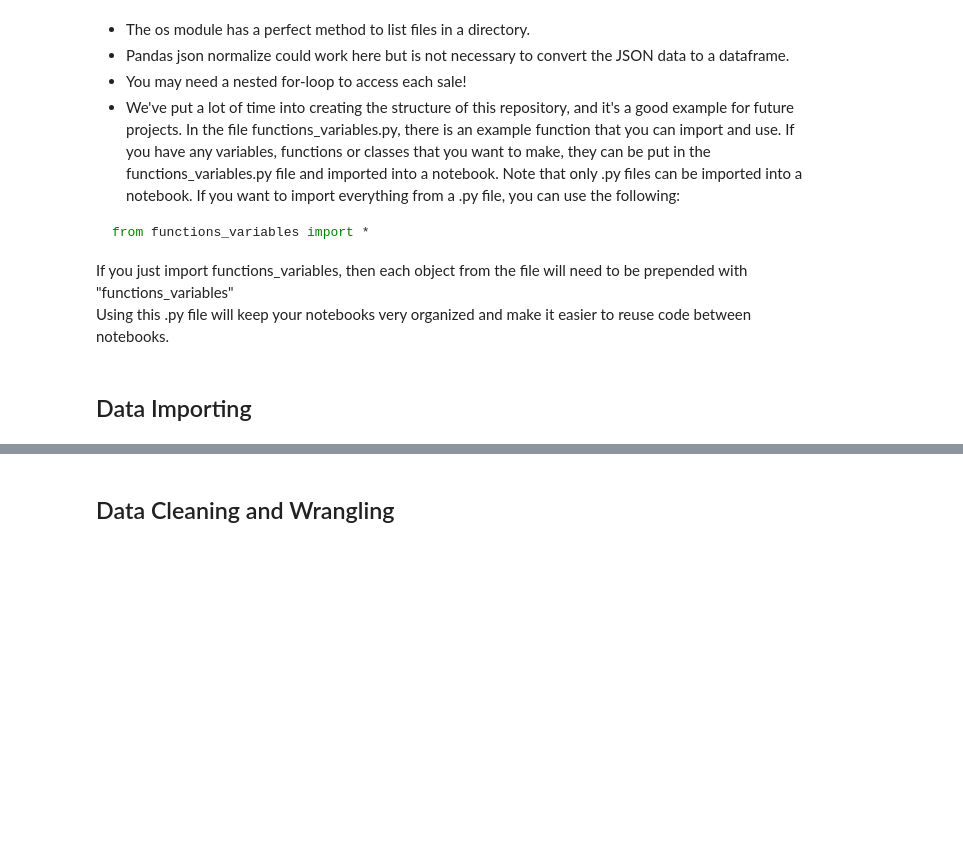
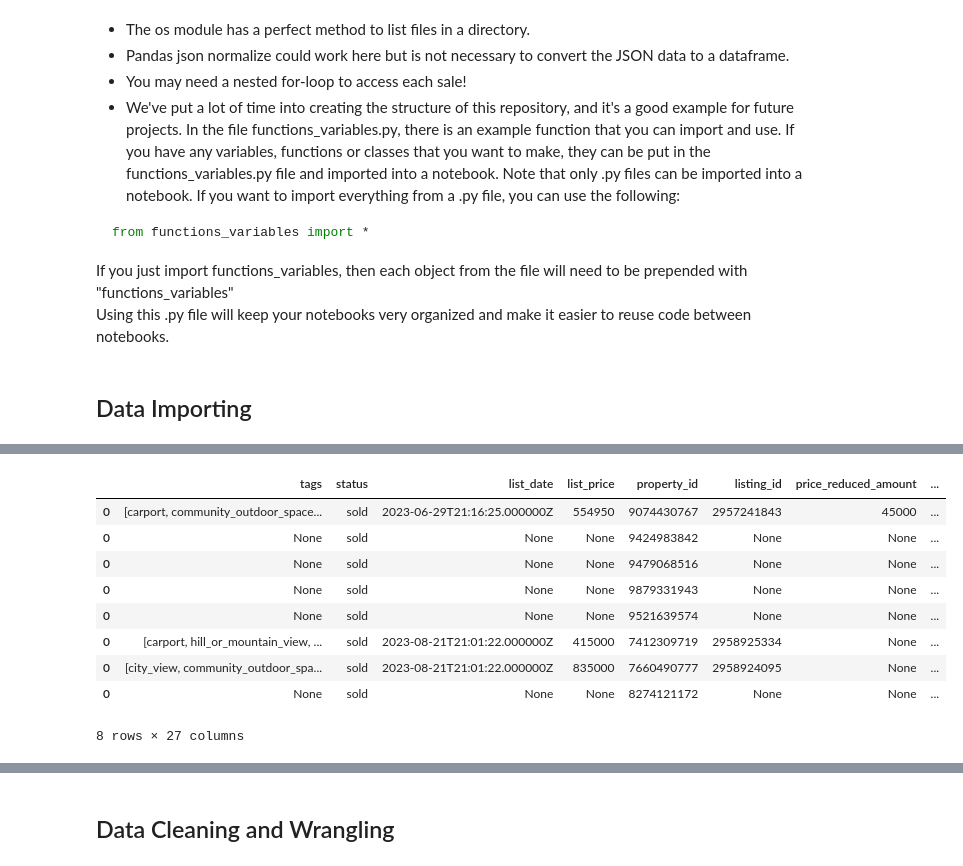
Before and after one commit to vunguyen1997/DS-Midterm-Project, a Jupyter notebook: notebooks/1 - EDA.ipynb, the cells around one changed output, grey strips where cells are left out. Saved outputs shown, nothing was run; the diff lists cells and outputs as text; code cells hidden in the pictures; blank space fills up the shorter version.

```diff
--- a/notebooks/1 - EDA.ipynb
+++ b/notebooks/1 - EDA.ipynb
@@ -56,15 +145,28 @@ house_results[0]['property_id']
 # %%
 # Loop function prototype
 def normalized_dataframe(house_results):
     # create empty data_set list
     df_set = []
-    # first loop cycles through the each station call for individual normalization
+    # loop cycles through each result individual normalization
     for i in range(len(house_results)):
         df = pd.json_normalize(house_results[i])
-        # use extraction function on each dataframe and added to set
         df_set.append(df)
     return df_set
 working_maybe = normalized_dataframe(house_results)
 working_maybe = pd.concat(working_maybe)
-working_maybe.columns
-working_maybe
+drop_list = ['last_update_date', 'permalink', 'open_houses','branding', 'photos','community','virtual_tours','matterport', 'primary_photo.href','source.plan_id','source.agents','source.spec_id','source.type','lead_attributes.show_contact_an_agent','flags.is_new_construction','flags.is_for_rent','flags.is_subdivision','flags.is_contingent','flags.is_price_reduced','flags.is_pending','flags.is_plan','flags.is_foreclosure','flags.is_coming_soon','flags.is_new_listing','products.brand_name','primary_photo','source','products','other_listings.rdc','location.street_view_url','location.county.fips_code','location.address.coordinate','other_listings']
+refined_df = working_maybe.drop(columns=drop_list)
+drop_list_bathroom = ['description.baths_1qtr','description.baths_half','description.baths_3qtr', 'description.baths_full', ]
+refined_df = refined_df.drop(columns=drop_list_bathroom)
+refined_df
+# %% [output]
+|  | tags | status | list_date | list_price | property_id | listing_id | price_reduced_amount | ... |
+| 0 | [carport, community_outdoor_space... | sold | 2023-06-29T21:16:25.000000Z | 554950 | 9074430767 | 2957241843 | 45000 | ... |
+| 0 | None | sold | None | None | 9424983842 | None | None | ... |
+| 0 | None | sold | None | None | 9479068516 | None | None | ... |
+| 0 | None | sold | None | None | 9879331943 | None | None | ... |
+| 0 | None | sold | None | None | 9521639574 | None | None | ... |
+| 0 | [carport, hill_or_mountain_view, ... | sold | 2023-08-21T21:01:22.000000Z | 415000 | 7412309719 | 2958925334 | None | ... |
+| 0 | [city_view, community_outdoor_spa... | sold | 2023-08-21T21:01:22.000000Z | 835000 | 7660490777 | 2958924095 | None | ... |
+| 0 | None | sold | None | None | 8274121172 | None | None | ... |
+8 rows × 27 columns
```
Also changed, not shown: parts of 10 cells of this notebook.
